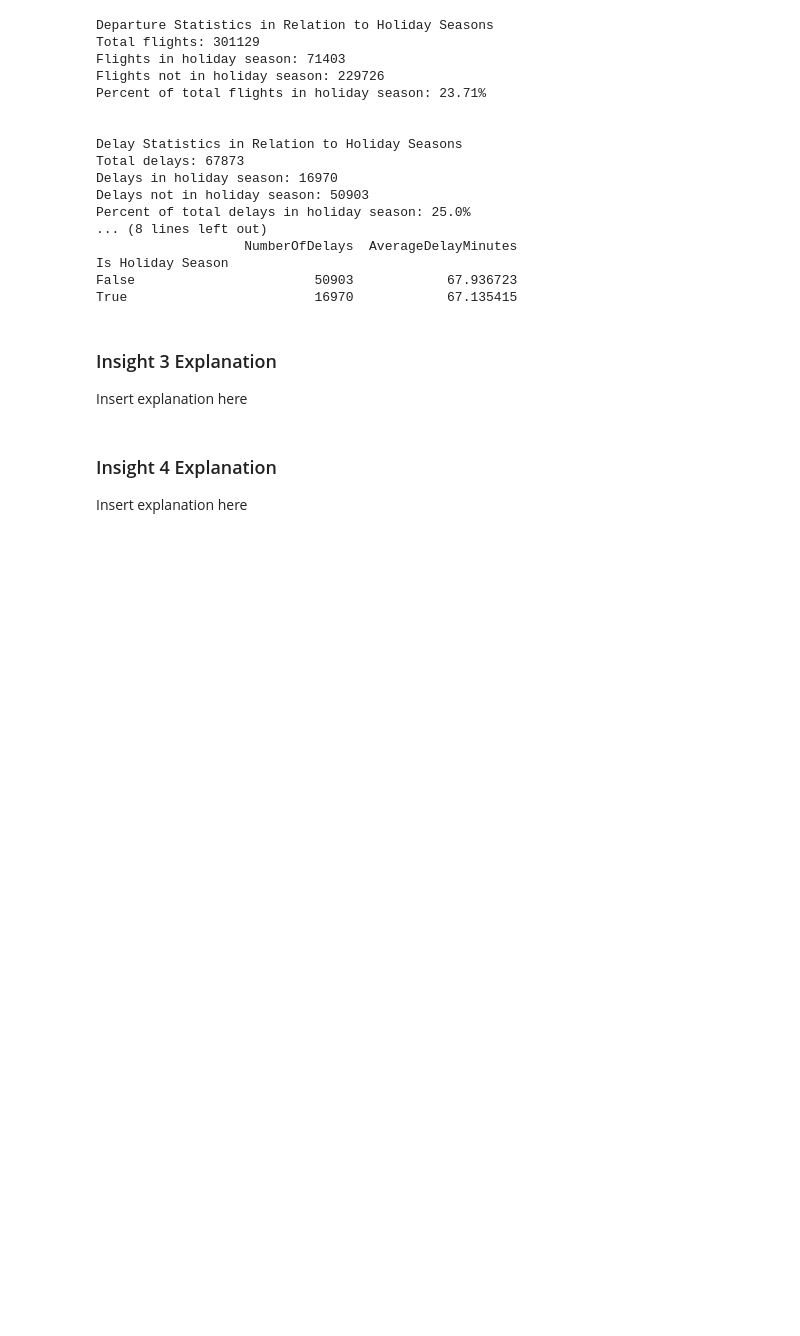
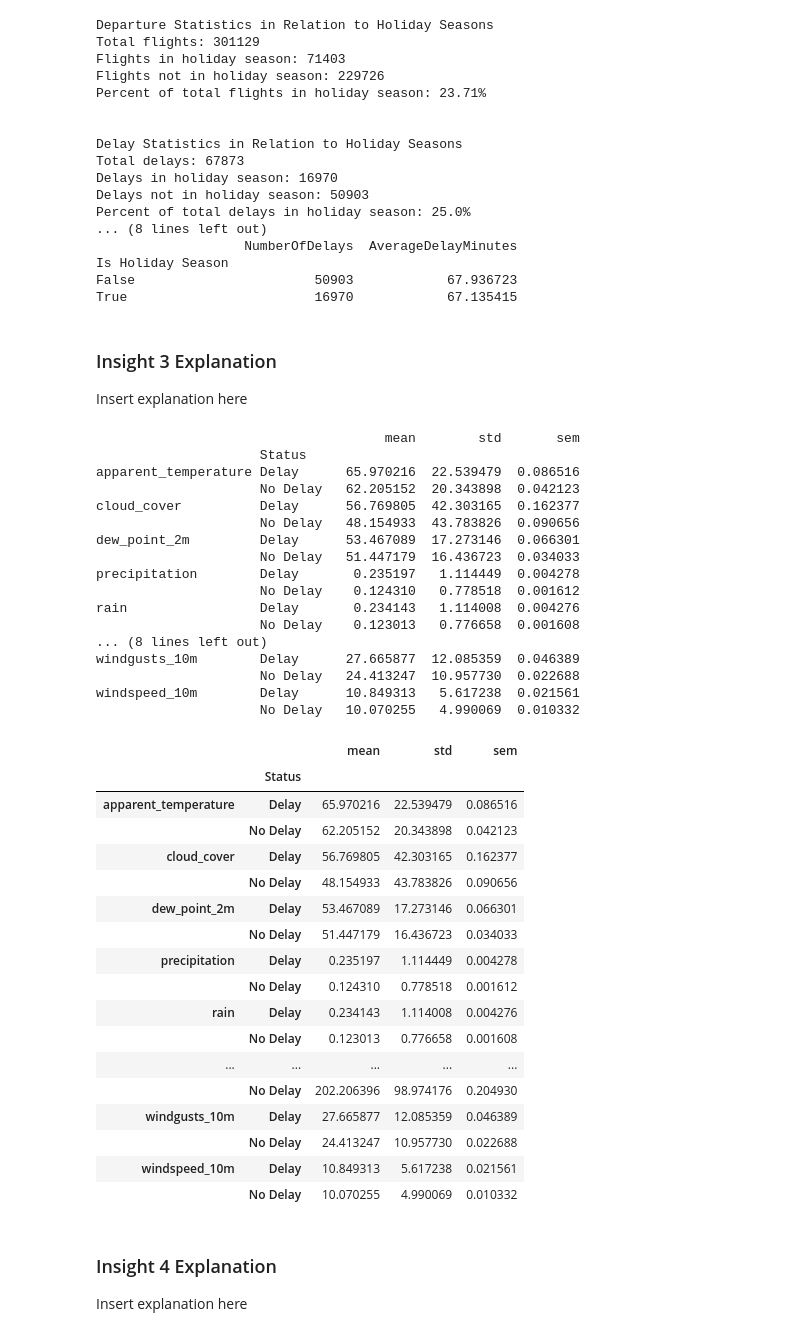
Before and after one commit to stabweee/FlightDelay, a Jupyter notebook: submissions/Final Project Phase III.ipynb, the cells around one changed output. Cells and saved outputs as stored; diff of their text form; code cells hidden in the pictures; blank space fills up the shorter version.

Commit message:
Implemented code for insight 4

```diff
--- a/submissions/Final Project Phase III.ipynb
+++ b/submissions/Final Project Phase III.ipynb
@@ -521,3 +511,71 @@ insight4()
+# %%
+def insight4():
+  flights = pd.read_csv("../data/processed/flights.csv")
+  weather = pd.read_csv("../data/processed/weather.csv")
+  # we use the dates that were cleaned to match
+  ## we take the datetimes from CSVs which were stored text
+  flights["Scheduled departure hour"] = pd.to_datetime(flights["Scheduled departure hour"])
+  weather["time"] = pd.to_datetime(weather["time"])
+  ## we merge the data with our matched columns. the "left" is flights and the "right" is weather so we merge left's Scheduled departure hour to right's time
+  mergedData = flights.merge(weather[["time", "temperature_2m", "relative_humidity_2m", "dew_point_2m", "apparent_temperature", "precipitation", "rain", "snowfall", "cloud_cover", "windspeed_10m", "windgusts_10m", "winddirection_10m"]], left_on="Scheduled departure hour", right_on="time")
+
+  # we create a boolean column in the df if the flight's delayed
+  mergedData["Status"] = mergedData["Departure delay (Minutes)"] > 15
+  ## we turn this True False into words/strings
+  ### reworded to Status b/c it makes more sense
+  mergedData["Status"] = np.where(mergedData["Departure delay (Minutes)"] > 15, "Delay","No Delay")
+
+  # for this insight, we find the average, standard deviation, and standard error of the mean for each weather measurement
+  ## weatherCols are just consolidating all the columns of the measurements into one variable to call later
+  weatherCols = ["temperature_2m", "relative_humidity_2m", "dew_point_2m", "apparent_temperature", "precipitation", "rain", "snowfall", "cloud_cover", "windspeed_10m", "windgusts_10m", "winddirection_10m"]
+  weatherStats = mergedData.groupby("Status")[weatherCols].agg(["mean", "std", "sem"])
+  ## to view this insight in a readable format, we use .stack so each measurement becomes a row index
+  ### level = 0 specifies we stack first level of column headers so in this case our measurements
+  ## .swaplevel switches order from Status - Measurement to Measurement - Status
+  ## .sort_index() sorts so each measurement retains both statuses
+  weatherStats = weatherStats.stack(level=0).swaplevel().sort_index()
+  print(weatherStats)
+
+  return weatherStats
+
+############ Function Call ############
+insight4()
+# %% [output]
+                                     mean        std       sem
+                     Status
+apparent_temperature Delay      65.970216  22.539479  0.086516
+                     No Delay   62.205152  20.343898  0.042123
+cloud_cover          Delay      56.769805  42.303165  0.162377
+                     No Delay   48.154933  43.783826  0.090656
+dew_point_2m         Delay      53.467089  17.273146  0.066301
+                     No Delay   51.447179  16.436723  0.034033
+precipitation        Delay       0.235197   1.114449  0.004278
+                     No Delay    0.124310   0.778518  0.001612
+rain                 Delay       0.234143   1.114008  0.004276
+                     No Delay    0.123013   0.776658  0.001608
+... (8 lines left out)
+windgusts_10m        Delay      27.665877  12.085359  0.046389
+                     No Delay   24.413247  10.957730  0.022688
+windspeed_10m        Delay      10.849313   5.617238  0.021561
+                     No Delay   10.070255   4.990069  0.010332
+|  |  | mean | std | sem |
+|  | Status |  |  |  |
+| apparent_temperature | Delay | 65.970216 | 22.539479 | 0.086516 |
+|  | No Delay | 62.205152 | 20.343898 | 0.042123 |
+| cloud_cover | Delay | 56.769805 | 42.303165 | 0.162377 |
+|  | No Delay | 48.154933 | 43.783826 | 0.090656 |
+| dew_point_2m | Delay | 53.467089 | 17.273146 | 0.066301 |
+|  | No Delay | 51.447179 | 16.436723 | 0.034033 |
+| precipitation | Delay | 0.235197 | 1.114449 | 0.004278 |
+|  | No Delay | 0.124310 | 0.778518 | 0.001612 |
+| rain | Delay | 0.234143 | 1.114008 | 0.004276 |
+|  | No Delay | 0.123013 | 0.776658 | 0.001608 |
+| ... | ... | ... | ... | ... |
+|  | No Delay | 202.206396 | 98.974176 | 0.204930 |
+| windgusts_10m | Delay | 27.665877 | 12.085359 | 0.046389 |
+|  | No Delay | 24.413247 | 10.957730 | 0.022688 |
+| windspeed_10m | Delay | 10.849313 | 5.617238 | 0.021561 |
+|  | No Delay | 10.070255 | 4.990069 | 0.010332 |
 # %% [markdown]
 ### Insight 4 Explanation
 
```
Also changed, not shown: parts of 1 cell of this notebook.
